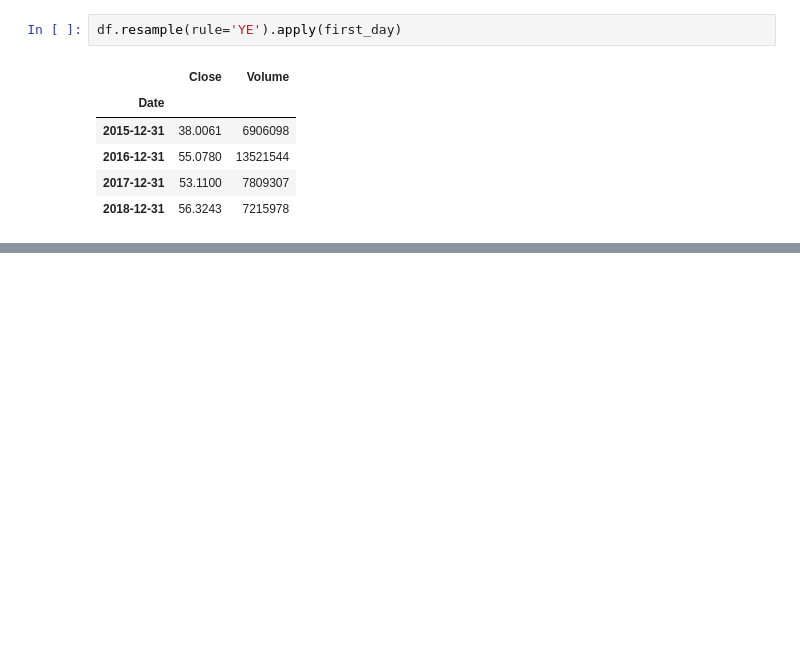
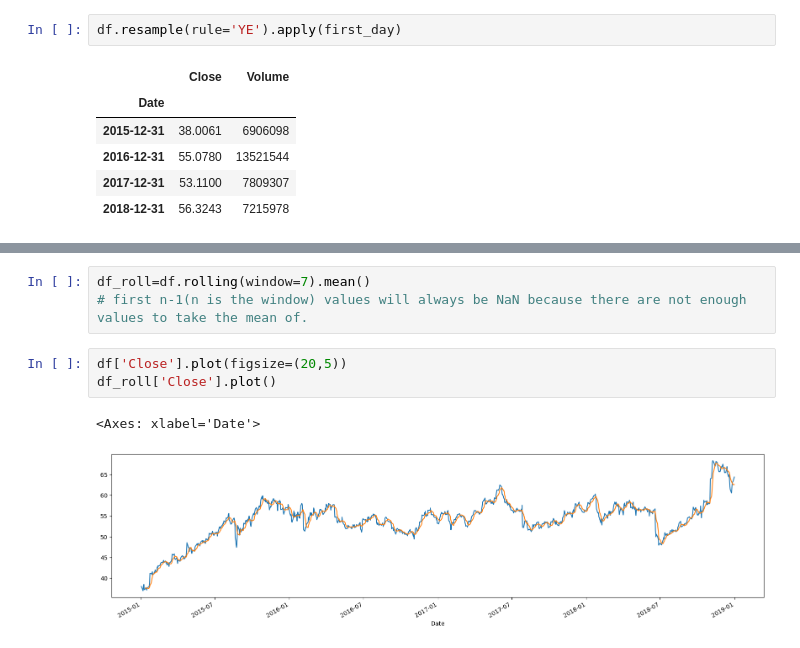
Before and after one commit to Ayush-hm/AI-Toolbox, a Jupyter notebook: Time_Series_Forecasting_using_Python.ipynb, the cells around one changed output, grey strips where cells are left out. Drawn from its saved outputs; the diff is of its cells as text; blank space fills up the shorter version.

```diff
--- a/Time_Series_Forecasting_using_Python.ipynb
+++ b/Time_Series_Forecasting_using_Python.ipynb
@@ -947,0 +1029,9 @@ df.resample(rule='YE').apply(first_day)
+# %%
+df_roll=df.rolling(window=7).mean()
+# first n-1(n is the window) values will always be NaN because there are not enough values to take the mean of.
+# %%
+df['Close'].plot(figsize=(20,5))
+df_roll['Close'].plot()
+# %% [output]
+<Axes: xlabel='Date'>
+[figure, added]
```
Also changed, not shown: parts of 22 cells of this notebook.
